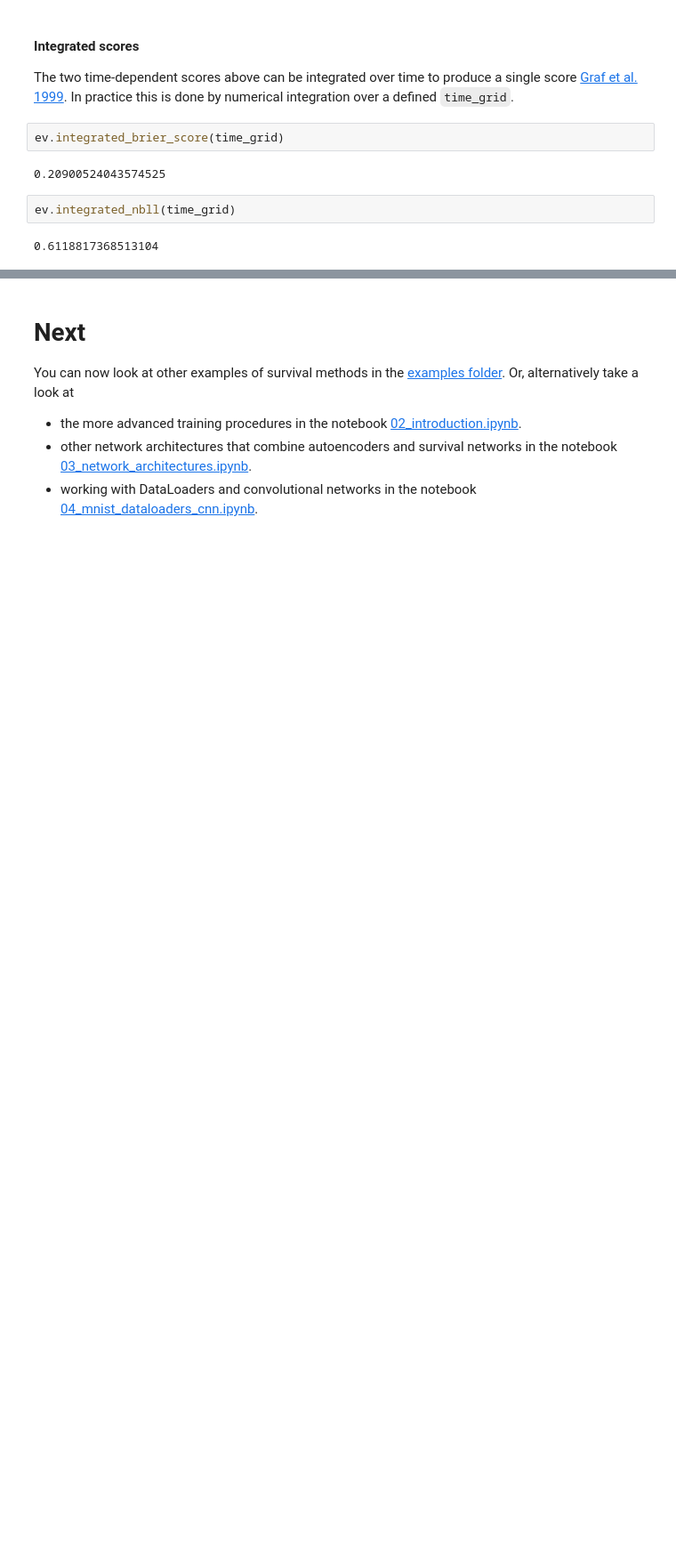
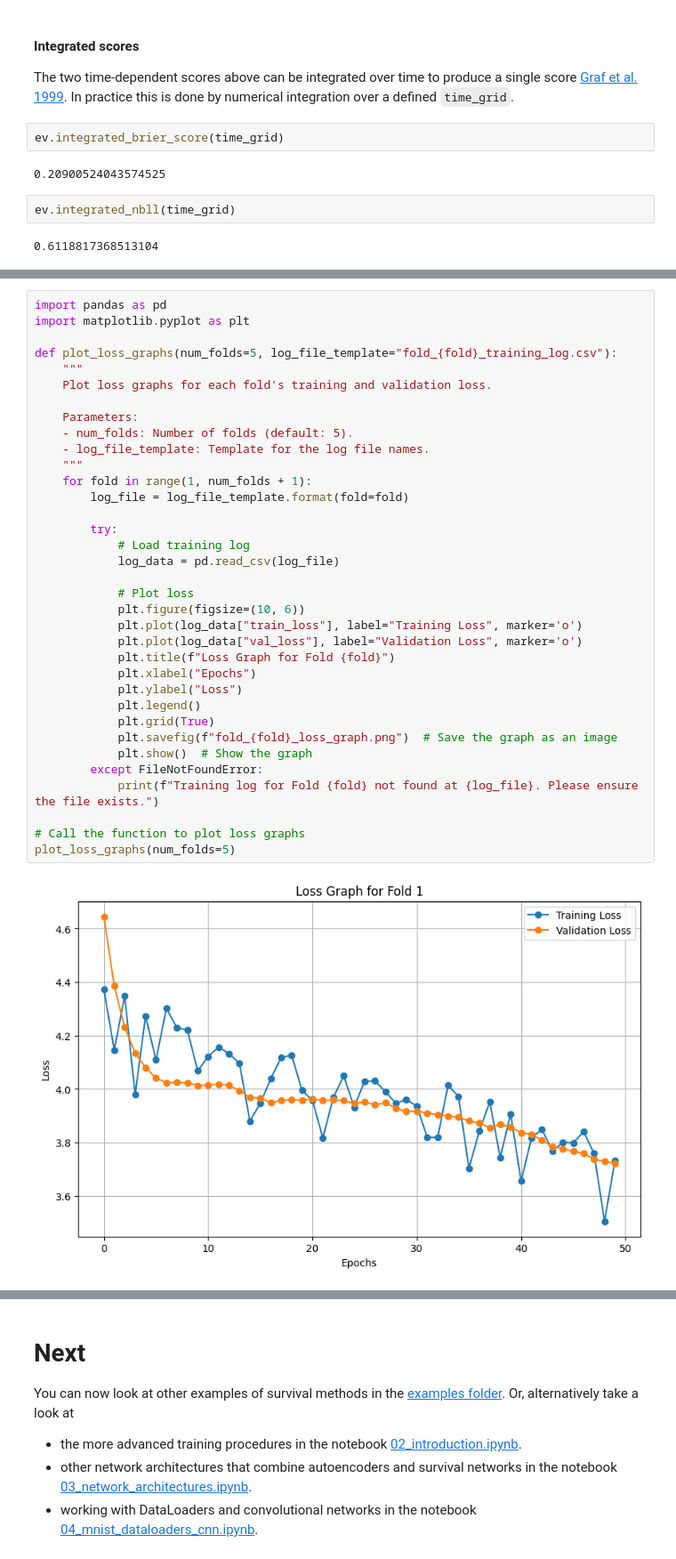
Before and after one commit to kgchinthana/pycox, a Jupyter notebook: examples/pycox/time-to-predict_1.ipynb, the cells around one changed output, grey strips where cells are left out. Shown at 89% size. Saved outputs shown, nothing was run; the diff lists cells and outputs as text; blank space fills up the shorter version.

Commit message:
did cross validation

```diff
--- a/examples/pycox/time-to-predict_1.ipynb
+++ b/examples/pycox/time-to-predict_1.ipynb
@@ -696,0 +824,37 @@ ev.integrated_nbll(time_grid)
+# %%
+import pandas as pd
+import matplotlib.pyplot as plt
+
+def plot_loss_graphs(num_folds=5, log_file_template="fold_{fold}_training_log.csv"):
+    """
+    Plot loss graphs for each fold's training and validation loss.
+
+    Parameters:
+    - num_folds: Number of folds (default: 5).
+    - log_file_template: Template for the log file names.
+    """
+    for fold in range(1, num_folds + 1):
+        log_file = log_file_template.format(fold=fold)
+
+        try:
+            # Load training log
+            log_data = pd.read_csv(log_file)
+
+            # Plot loss
+            plt.figure(figsize=(10, 6))
+            plt.plot(log_data["train_loss"], label="Training Loss", marker='o')
+            plt.plot(log_data["val_loss"], label="Validation Loss", marker='o')
+            plt.title(f"Loss Graph for Fold {fold}")
+            plt.xlabel("Epochs")
+            plt.ylabel("Loss")
+            plt.legend()
+            plt.grid(True)
+            plt.savefig(f"fold_{fold}_loss_graph.png")  # Save the graph as an image
+            plt.show()  # Show the graph
+        except FileNotFoundError:
+            print(f"Training log for Fold {fold} not found at {log_file}. Please ensure the file exists.")
+
+# Call the function to plot loss graphs
+plot_loss_graphs(num_folds=5)
+# %% [output]
+[figure, added]
```
Also changed, not shown: parts of 5 cells of this notebook, 20 other files.
